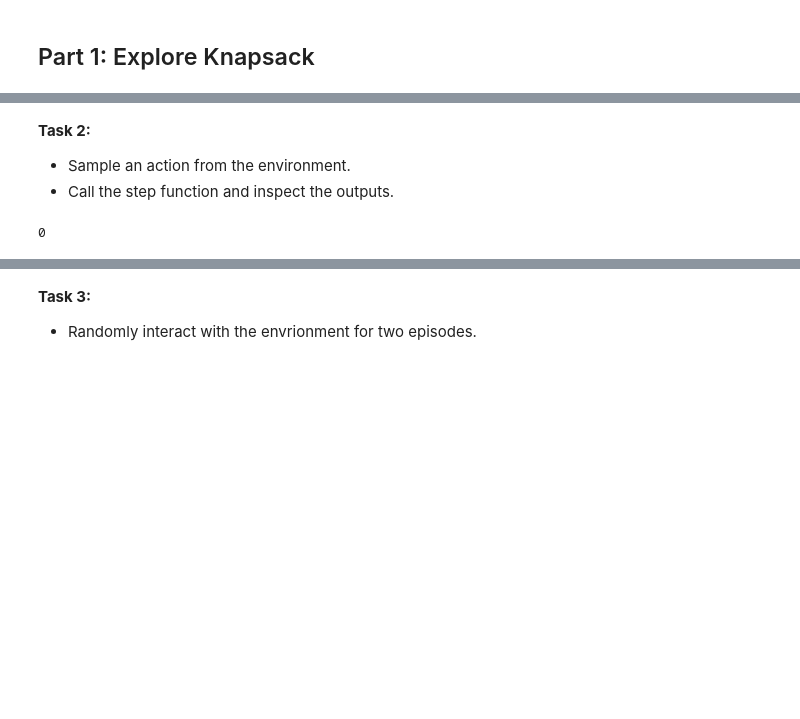
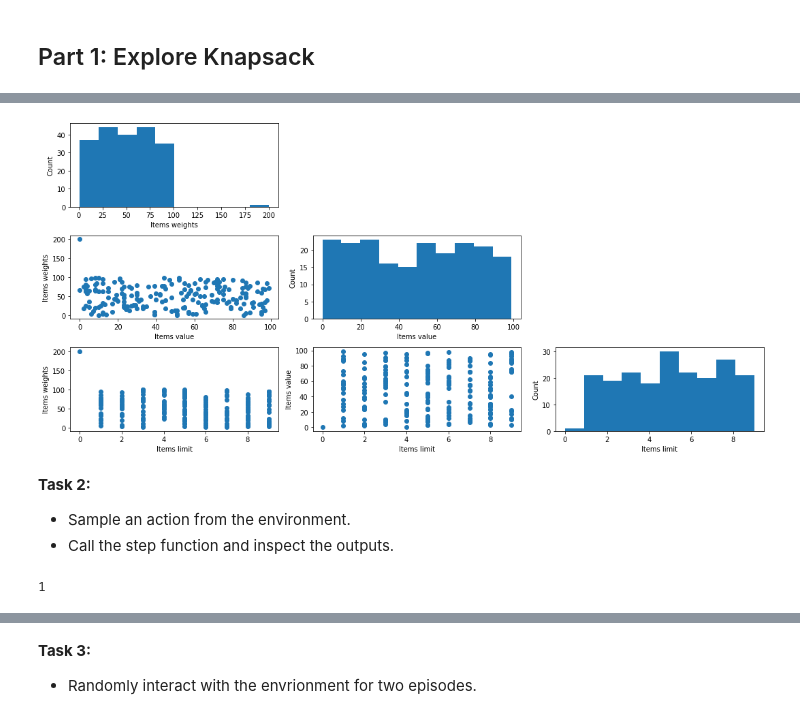
Before and after one commit to mikevdmeijden/1BM120, a Jupyter notebook: Main/BKP_Project.ipynb, the cells around one changed output, grey strips where cells are left out. Drawn from its saved outputs; the diff is of its cells as text; code cells hidden in the pictures; blank space fills up the shorter version.

```diff
--- a/Main/BKP_Project.ipynb
+++ b/Main/BKP_Project.ipynb
@@ -78,12 +69,20 @@ Other important points of the environvment:
+# %%
+X = np.array([state_space["state"][0], state_space["state"][1], state_space["state"][2]]).T
+scatterplotmatrix(X, figsize=(15, 7), names = ["Items weights", "Items value", "Items limit"])
+plt.tight_layout()
+plt.show()
+# %% [output]
+[figure, added]
 # %% [markdown]
 **Task 2:**
 - Sample an action from the environment.
 - Call the step function and inspect the outputs.
 # %%
+state = env.reset()
 action = env.action_space.sample()# sample an action from the env instance
 print(action)
 # %% [output]
-0
+1
 # %%
 env.step(action)# call the step function of the env. and inspect quadruple of (state, reward, done, info)
 # %% [output]
```
Also changed, not shown: parts of 13 cells of this notebook.
